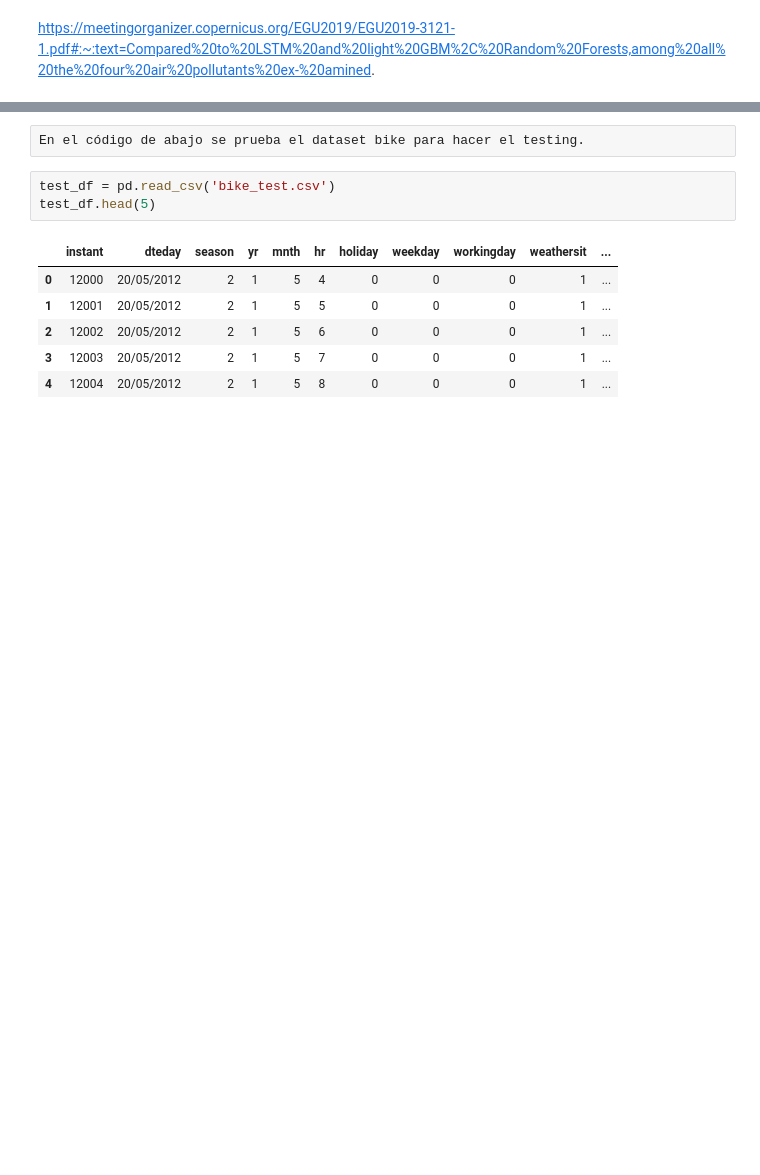
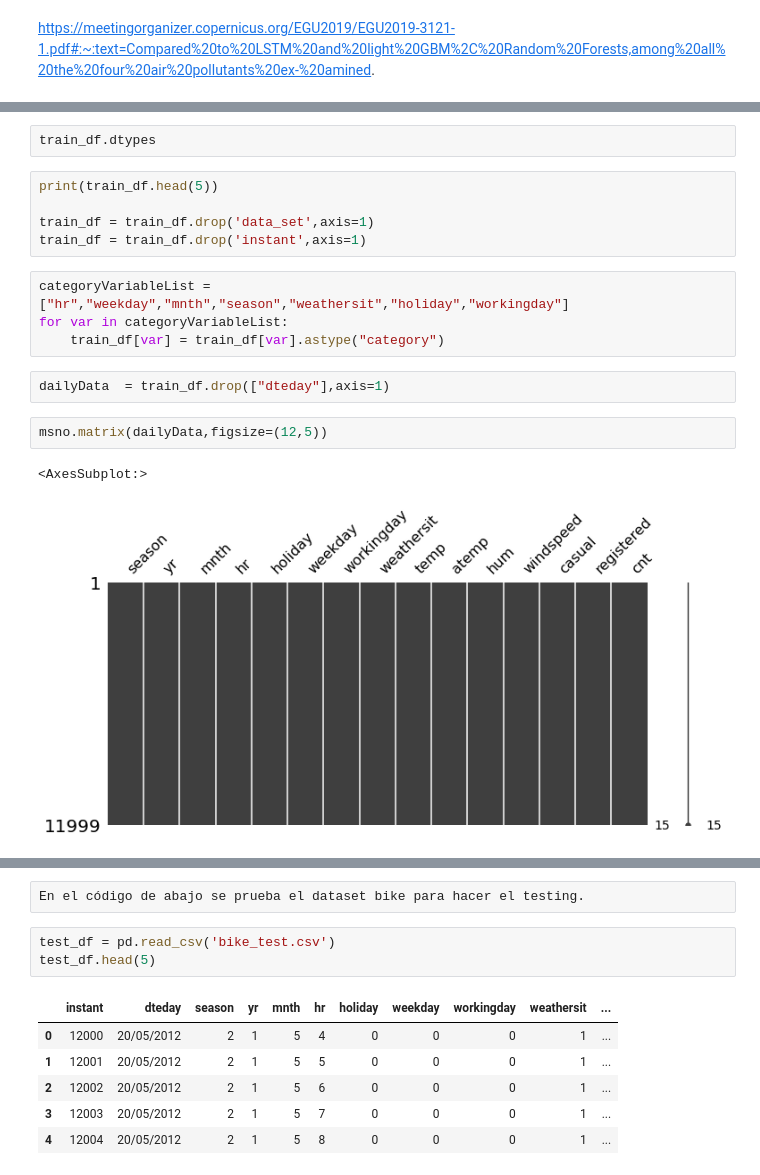
Before and after one commit to eloyina/hackaton, a Jupyter notebook: hackaton.ipynb, the cells around one changed output, grey strips where cells are left out. Saved outputs shown, nothing was run; the diff lists cells and outputs as text; blank space fills up the shorter version.

```diff
--- a/hackaton.ipynb
+++ b/hackaton.ipynb
@@ -106,0 +86,18 @@ dtype: int64
+# %%
+train_df.dtypes
+# %%
+print(train_df.head(5))
+
+train_df = train_df.drop('data_set',axis=1)
+train_df = train_df.drop('instant',axis=1)
+# %%
+categoryVariableList = ["hr","weekday","mnth","season","weathersit","holiday","workingday"]
+for var in categoryVariableList:
+    train_df[var] = train_df[var].astype("category")
+# %%
+dailyData  = train_df.drop(["dteday"],axis=1)
+# %%
+msno.matrix(dailyData,figsize=(12,5))
+# %% [output]
+<AxesSubplot:>
+[figure, added]
```
Also changed, not shown: parts of 54 cells of this notebook.
